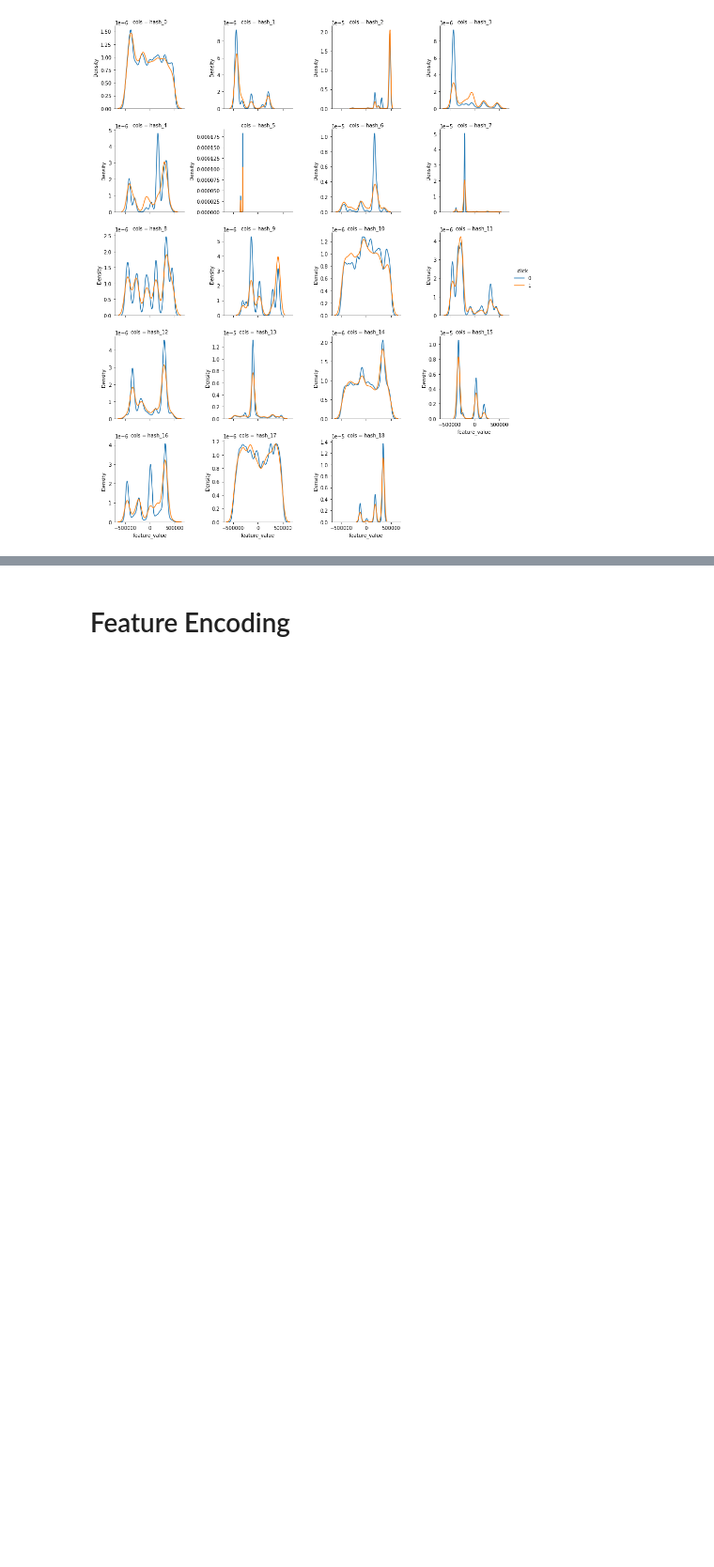
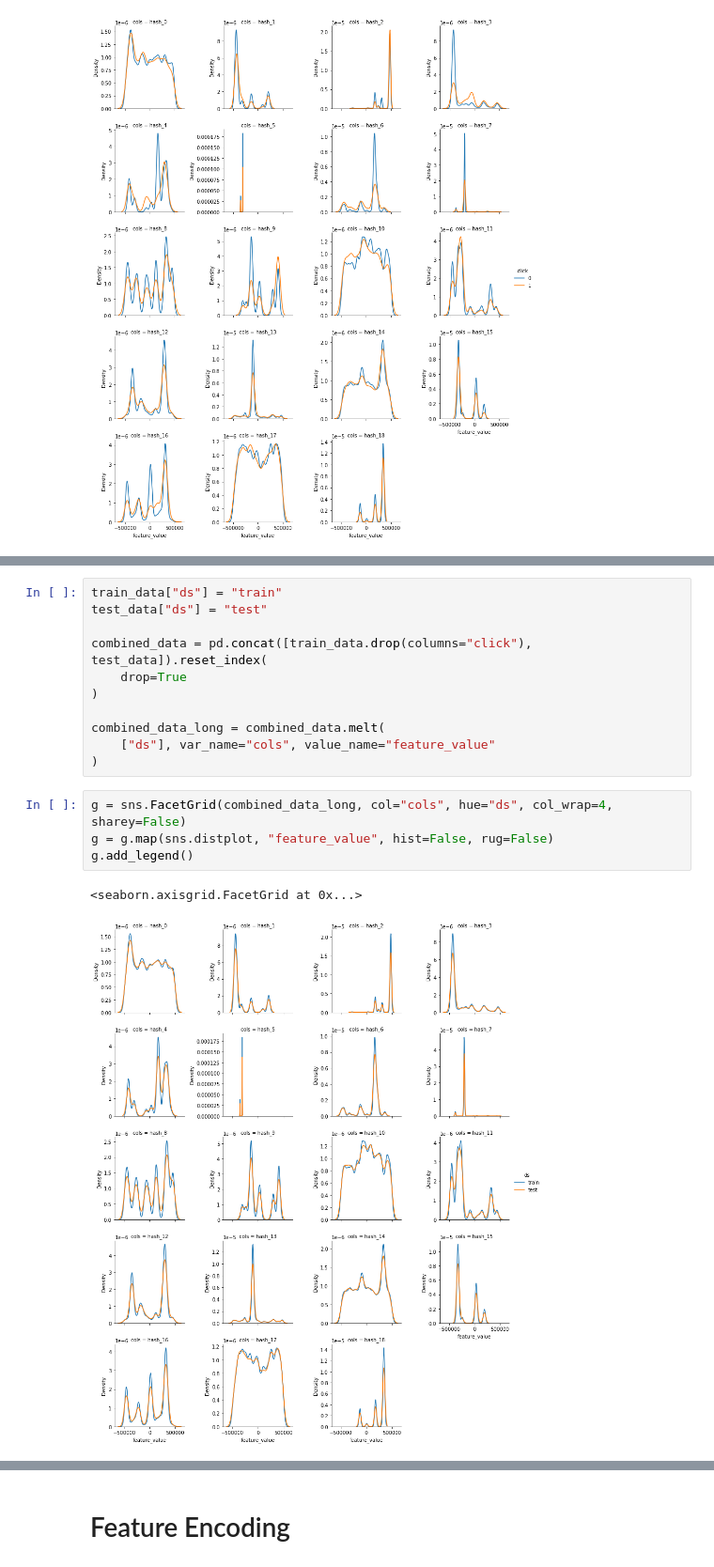
Before and after one commit to dexter11235813/click-prediction-miq, a Jupyter notebook: click_prediction/notebooks/01-EDA.ipynb, the cells around one changed output, grey strips where cells are left out. Shown: that part at 94% size. Saved outputs shown, nothing was run; the diff lists cells and outputs as text; blank space fills up the shorter version.

```diff
--- a/click_prediction/notebooks/01-EDA.ipynb
+++ b/click_prediction/notebooks/01-EDA.ipynb
@@ -118,0 +141,18 @@ There doesn't seem to be a significant difference in distribution across feature
+# %%
+train_data["ds"] = "train"
+test_data["ds"] = "test"
+
+combined_data = pd.concat([train_data.drop(columns="click"), test_data]).reset_index(
+    drop=True
+)
+
+combined_data_long = combined_data.melt(
+    ["ds"], var_name="cols", value_name="feature_value"
+)
+# %%
+g = sns.FacetGrid(combined_data_long, col="cols", hue="ds", col_wrap=4, sharey=False)
+g = g.map(sns.distplot, "feature_value", hist=False, rug=False)
+g.add_legend()
+# %% [output]
+<seaborn.axisgrid.FacetGrid at 0x...>
+[figure, added]
```
Also changed, not shown: parts of 20 cells of this notebook, 5 other files.
